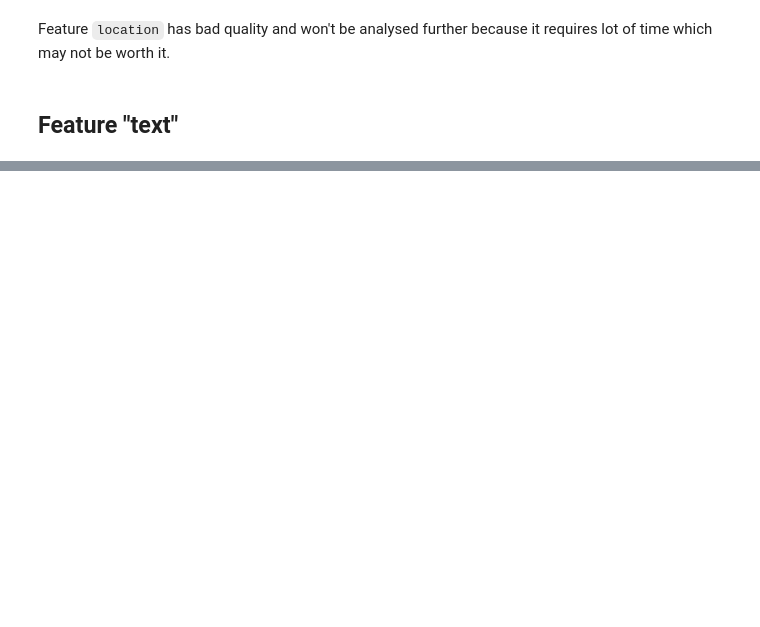
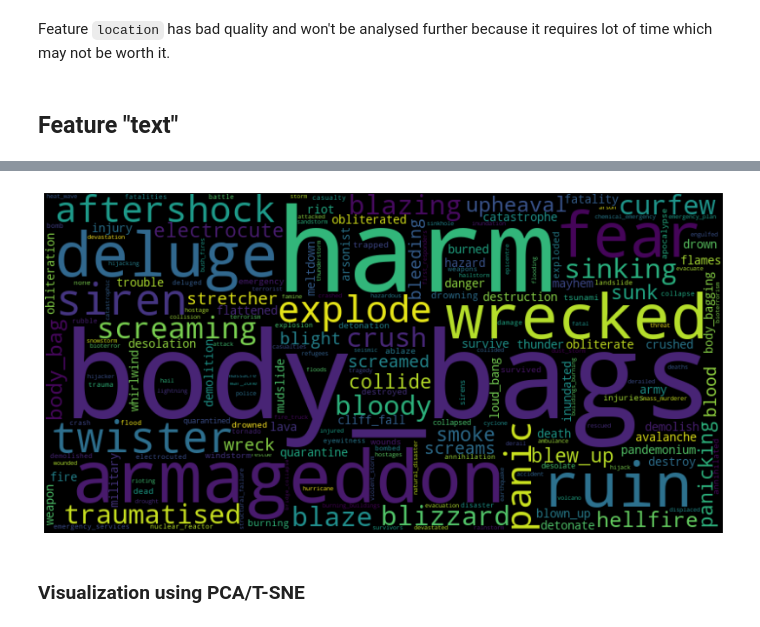
Before and after one commit to Robotmurlock/MATF-NI-Mapper, a Jupyter notebook: 02_tweet_disaster/eda.ipynb, the cells around one changed output, grey strips where cells are left out. Drawn from its saved outputs; the diff is of its cells as text; code cells hidden in the pictures; blank space fills up the shorter version.

```diff
--- a/02_tweet_disaster/eda.ipynb
+++ b/02_tweet_disaster/eda.ipynb
@@ -181,0 +241,7 @@ Feature `location` has bad quality and won't be analysed further because it requ
+# %%
+plot_word_cloud(df, 0)
+plt.show()
+# %% [output]
+[figure, added]
+# %% [markdown]
+### Visualization using PCA/T-SNE
```
Also changed, not shown: parts of 12 cells of this notebook.
